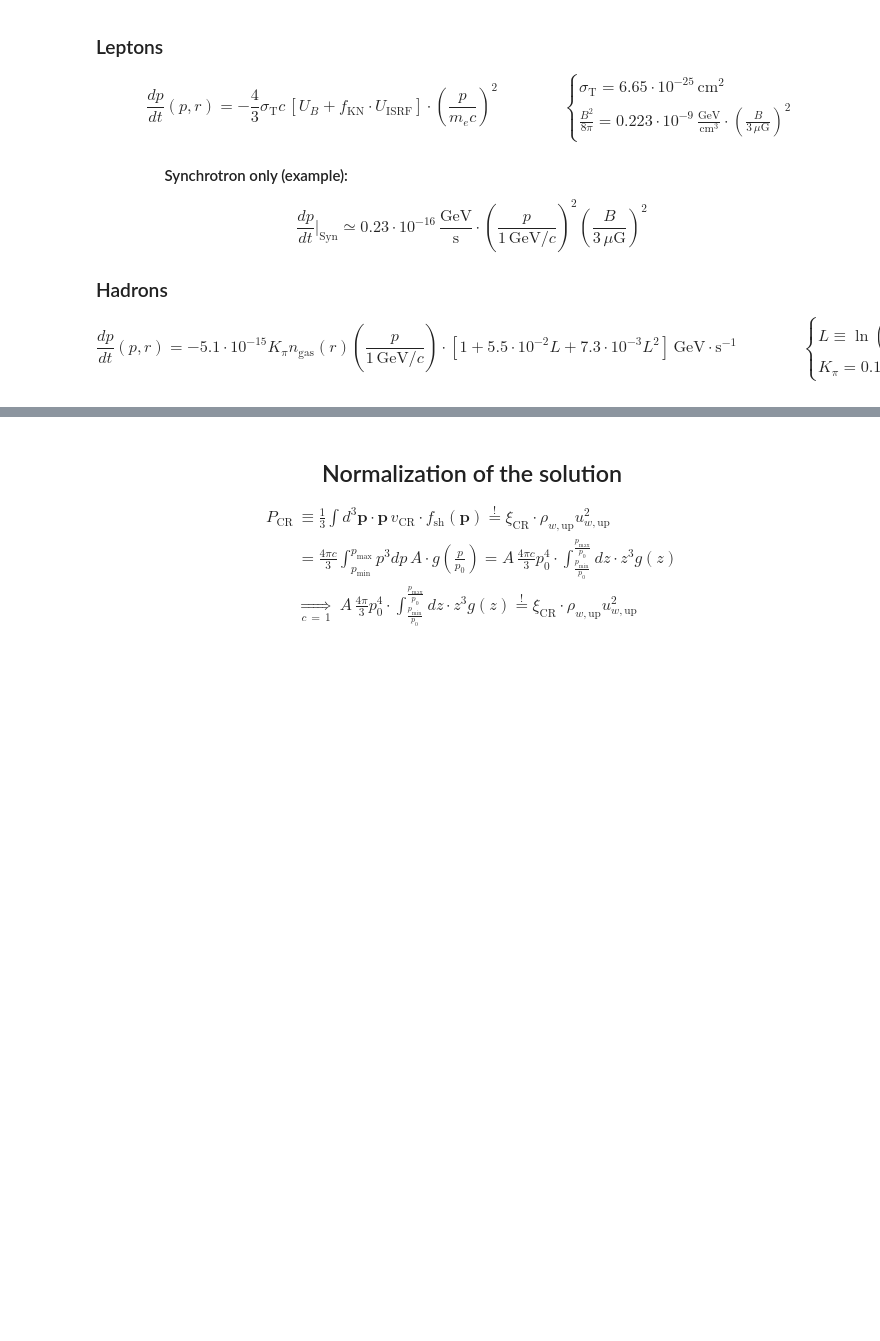
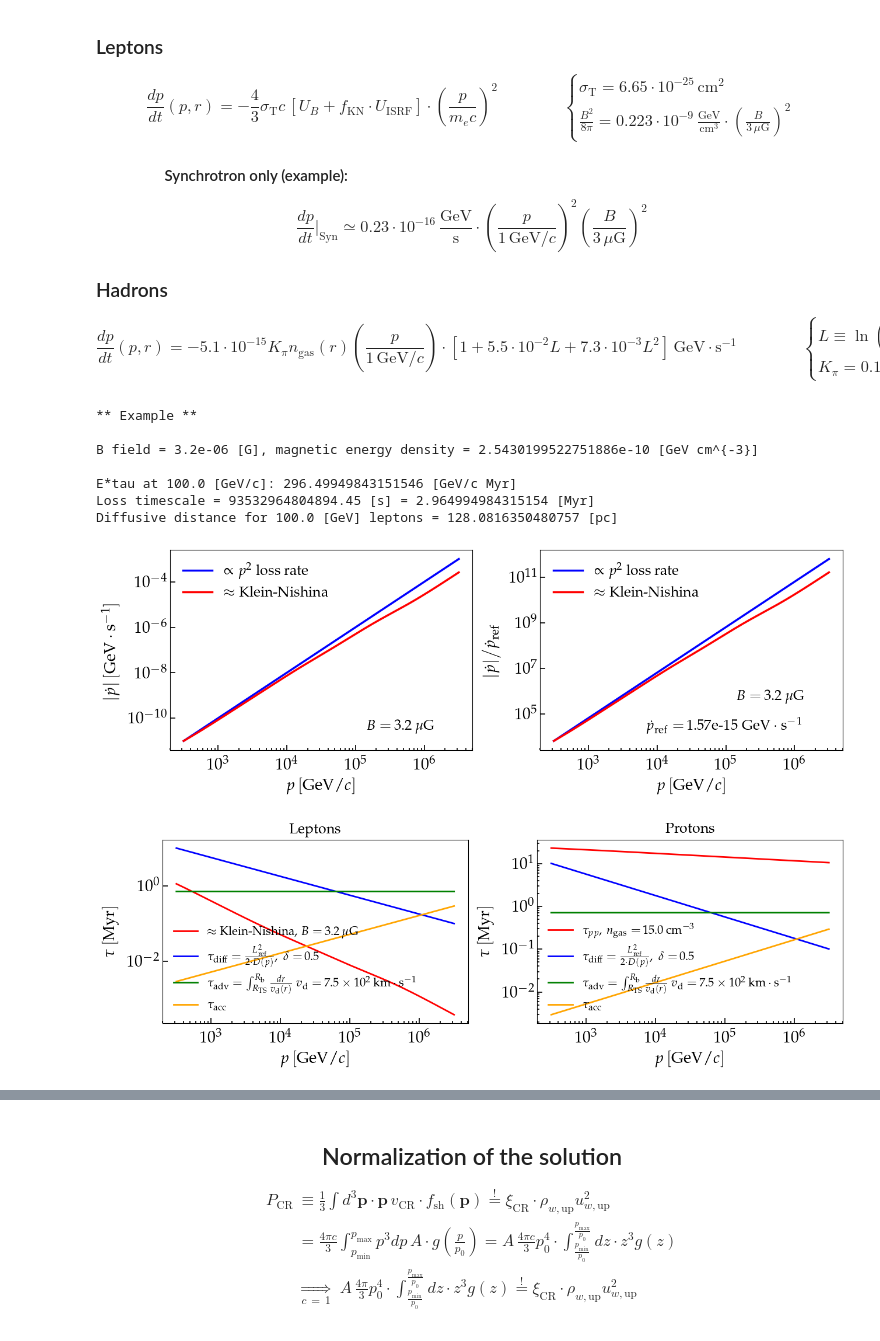
Before and after one commit to ottaviofornieri/StellarClusters, a Jupyter notebook: GitHub_Transport_Radau5Spherical_NonUniformGrid_NonSymmetricShock.ipynb, the cells around one changed output, grey strips where cells are left out. Saved outputs shown, nothing was run; the diff lists cells and outputs as text; code cells hidden in the pictures; blank space fills up the shorter version.

```diff
--- a/GitHub_Transport_Radau5Spherical_NonUniformGrid_NonSymmetricShock.ipynb
+++ b/GitHub_Transport_Radau5Spherical_NonUniformGrid_NonSymmetricShock.ipynb
@@ -821,36 +856,46 @@ indx_intersec_ppLossAcc = [np.argmin( abs(timescale_pp_losses[ix] - timescale_ac
 
 
 
-plt.figure(figsize=(13, 4.5))
+plt.figure(figsize=(13, 5.5))
 
 plt.subplot(1, 2, 1)
 plot_cosmetics_multi()
 
 plt.title('Leptons', fontsize=18, pad=8)
 plt.loglog(p_grid, timescale_losses, lw=2., color='red', label='$\\approx$ Klein-Nishina, $B = \,$' + str("{:.1f}".format(B_space[B_field_indx]*1.e6)) + '$\, \mu \mathrm{G}$')
 plt.loglog(p_grid, timescale_diff, lw=2., color='blue', label='$\\tau_{\mathrm{diff}} = \\frac{L^2_{\mathrm{ref}}}{2 \cdot D(p)}, \; \\delta = \,$' + str(delta_diff))
 plt.loglog(p_grid, timescale_adv, lw=2., color='green', label='$\\tau_{\mathrm{adv}} = \\int^{R_{\mathrm{b}}}_{R_{\mathrm{TS}}} \\frac{dr}{v_{\mathrm{d}}(r)} \; v_{\mathrm{d}} = \,$'+ str("${}$".format(f.format_data(v_0/compr_factor))) + '$\, \mathrm{km \cdot s^{-1}}$')
 plt.loglog(p_grid, timescale_acc, lw=2., color='orange', label='$\\tau_{\mathrm{acc}}$')
 plt.xlabel('$ p \, [\mathrm{GeV}/c]$',fontsize=20)
 plt.ylabel('$\\tau \, [\mathrm{Myr}]$',fontsize=20)
 plt.legend(fontsize=15, frameon=False)
 
 
 plt.subplot(1, 2, 2)
 plot_cosmetics_multi()
 
 pp_coll_loss_indx = shock_index
 plt.title('Protons', fontsize=18, pad=8)
 plt.loglog(p_grid, timescale_pp_losses[pp_coll_loss_indx,:], lw=2., color='red', label='$\\tau_{pp}, \, n_{\mathrm{gas}} = \,$' + str("{:.1f}".format(n_ISM_array[pp_coll_loss_indx])) + '$\, \mathrm{cm^{-3}}$')
 plt.loglog(p_grid, timescale_diff, lw=2., color='blue', label='$\\tau_{\mathrm{diff}} = \\frac{L^2_{\mathrm{ref}}}{2 \cdot D(p)}, \; \\delta = \,$' + str(delta_diff))
 plt.loglog(p_grid, timescale_adv, lw=2., color='green', label='$\\tau_{\mathrm{adv}} = \\int^{R_{\mathrm{b}}}_{R_{\mathrm{TS}}} \\frac{dr}{v_{\mathrm{d}}(r)} \; v_{\mathrm{d}} = \,$'+ str("${}$".format(f.format_data(v_0/compr_factor))) + '$\, \mathrm{km \cdot s^{-1}}$')
 plt.loglog(p_grid, timescale_acc, lw=2., color='orange', label='$\\tau_{\mathrm{acc}}$')
 plt.xlabel('$ p \, [\mathrm{GeV}/c]$',fontsize=20)
 plt.ylabel('$\\tau \, [\mathrm{Myr}]$',fontsize=20)
 plt.legend(fontsize=15, frameon=False)
 
 plt.tight_layout()
 plt.savefig('Timescales.pdf',format='pdf',bbox_inches='tight', dpi=200)
+# %% [output]
+** Example **
+
+B field = 3.2e-06 [G], magnetic energy density = 2.5430199522751886e-10 [GeV cm^{-3}]
+
+E*tau at 100.0 [GeV/c]: 296.49949843151546 [GeV/c Myr]
+Loss timescale = 93532964804894.45 [s] = 2.964994984315154 [Myr]
+Diffusive distance for 100.0 [GeV] leptons = 128.0816350480757 [pc]
+[figure, added]
+[figure, added]
 # %%
 ## Settings of the run ##
 
```
Also changed, not shown: parts of 21 cells of this notebook, 32 other files.
